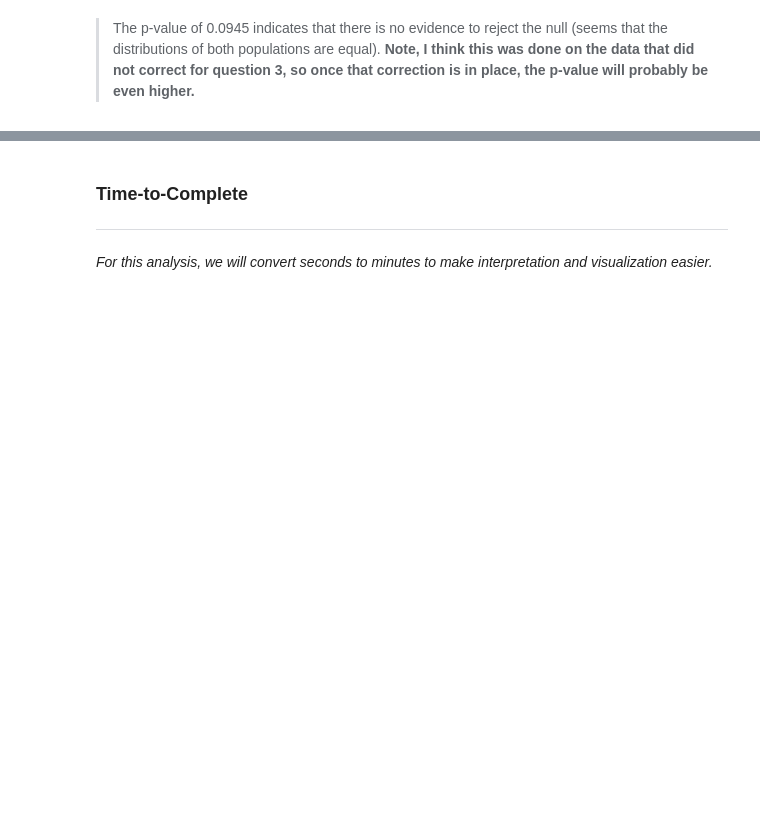
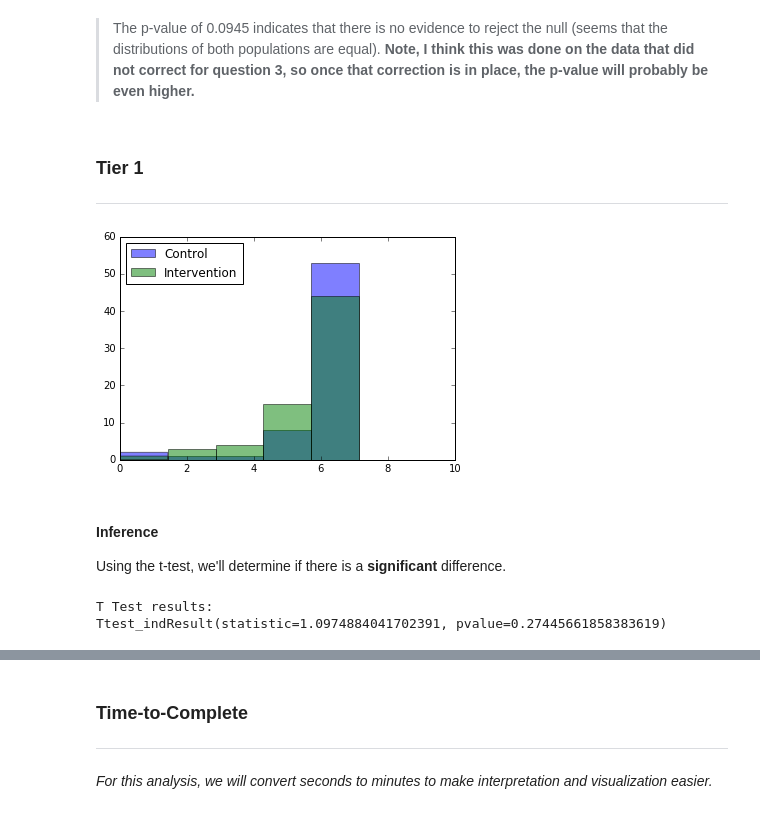
Before and after one commit to Duke-Translational-Bioinformatics/kairx-analysis, a Jupyter notebook: notebooks/med_student_qualtrics_cq.ipynb, the cells around one changed output, grey strips where cells are left out. Drawn from its saved outputs; the diff is of its cells as text; code cells hidden in the pictures; blank space fills up the shorter version.

Commit message:
adding tiered t-test analysis on cq surveys

```diff
--- a/notebooks/med_student_qualtrics_cq.ipynb
+++ b/notebooks/med_student_qualtrics_cq.ipynb
@@ -96,3 +99,65 @@ T Test results:
 Ttest_indResult(statistic=1.6844623866824837, pvalue=0.094491758817951119)
 # %% [markdown]
 > The p-value of 0.0945 indicates that there is no evidence to reject the null (seems that the distributions of both populations are equal). **Note, I think this was done on the data that did not correct for question 3, so once that correction is in place, the p-value will probably be even higher.**
+# %% [markdown]
+<a id='tier1'></a>
+### Tier 1
+---------
+# %%
+#Before we begin in on the "tiered" questions, we need to identify 'correct' answers, which are located here:
+meta = json.load(open('./med_student_materials/qualtrics_data/KaiRx_Clinical_Questionnaire_-_Control.qsf','r'))
+new = dict()
+for i,x in enumerate(meta.get('SurveyElements')):
+    payload = x.get('Payload')
+    if isinstance(payload,dict):
+        if any("GradingData" in s for s in list(payload.keys())):
+            answers = payload.get('GradingData')
+            text = []
+            for z in answers:
+                answer = z.get('ChoiceID')
+                text.append(payload.get('Choices').get(answer).get('Display'))
+            new[payload.get('QuestionDescription')] = text
+#for each tiered question list, we explicitly label:
+tier1 = ['4. You ask him about his diabetes medications and you can trust that he is telling you the truth...',
+         '6. You realize that he has already taken the maximum dose of metformin for awhile without much ch...',
+         '7. What was the starting dose of allopurinol prescribed for Mr. Smith? What was the last prescrib...',
+         '8. Who prescribed his last refill of allopurinol? ',
+         '3. You ask Mr. Smith about the details of his depression medication changes in the past but he ha...',
+         'Task 1: Diabetes 1. Which medication(s) is the patient currently taking for diabetes? '
+         ]
+
+#We'll need a function to provide a participant score
+def returnScore(row,qlist):
+    score=0
+    for x in qlist:
+        if '...' in x:
+            metax = x.split('...',1)[0]+'...'
+        elif '2. Which drugs have been escalated in dose' in x:
+            metax = '2. Which drugs have been escalated in dose at least twice?\xa0(Check all that apply.)\xa0'
+        else:
+            metax = x
+        if (row[x] in new.get(metax)):
+            score+=1
+    return(score)
+
+#and finally, we'll need to score each leg of the experiment
+tier1_control = cq_control.apply(lambda row: returnScore(row,tier1),axis=1)
+tier1_interve = cq_interve.apply(lambda row: returnScore(row,tier1),axis=1)
+
+bins = numpy.linspace(0, 10, 8)
+
+pyplot.hist(tier1_control, bins, alpha=0.5, label='Control')
+pyplot.hist(tier1_interve, bins, alpha=0.5, label='Intervention')
+pyplot.legend(loc='upper left')
+pyplot.show()
+# %% [output]
+[figure, added]
+# %% [markdown]
+#### Inference
+Using the t-test, we'll determine if there is a **significant** difference.
+# %%
+print("T Test results: ")
+print(scipy.stats.ttest_ind(tier1_control,tier1_interve))
+# %% [output]
+T Test results:
+Ttest_indResult(statistic=1.0974884041702391, pvalue=0.27445661858383619)
```
Also changed, not shown: parts of 18 cells of this notebook, 6 other files.
